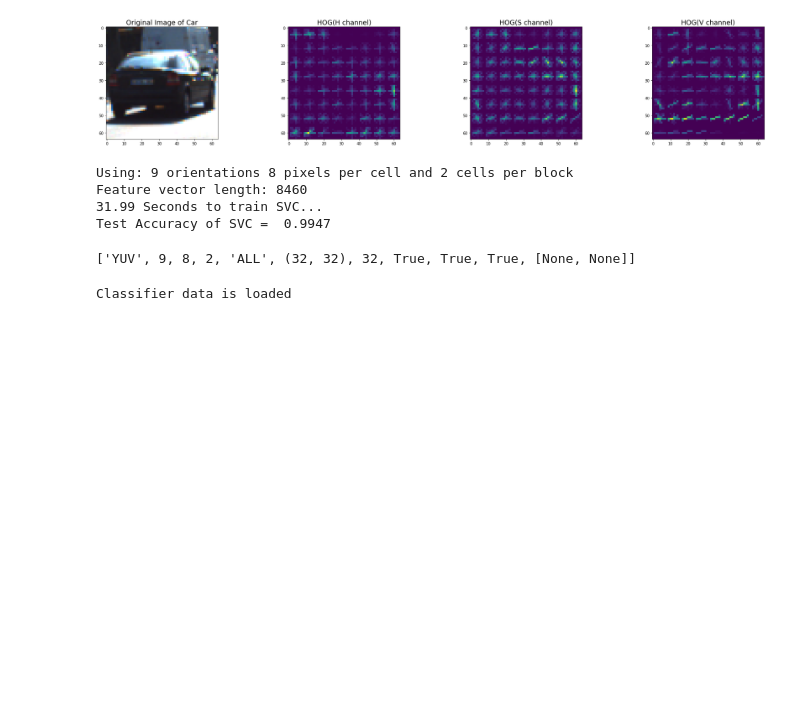
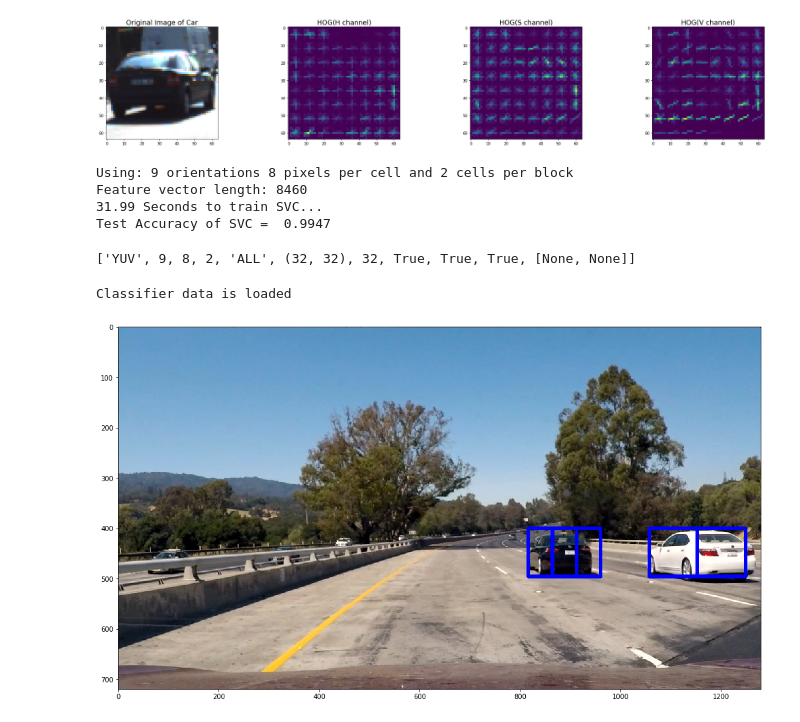
Before and after one commit to sharathsrini/Vehicle-Detection, a Jupyter notebook: Vehicle Detection.ipynb, the cells around one changed output. Saved outputs shown, nothing was run; the diff lists cells and outputs as text; code cells hidden in the pictures; blank space fills up the shorter version.

```diff
--- a/Vehicle Detection.ipynb
+++ b/Vehicle Detection.ipynb
@@ -483,3 +483,29 @@ X_scaler = dist_pickle["scaler"]
 print('Classifier data is loaded')
 # %% [output]
 Classifier data is loaded
+# %%
+image = cv2.imread('test_images/test1.jpg')
+image = cv2.cvtColor(image, cv2.COLOR_BGR2RGB)
+
+y_start_stop = [400, 650]
+windows = slide_window(image,
+                       x_start_stop=[None, None],
+                       y_start_stop=y_start_stop,
+                       xy_window=(96, 96),
+                       xy_overlap=(0.5, 0.5)
+                      )
+
+hot_windows = search_windows(image, windows, svc, X_scaler,color_space=color_space,
+                        spatial_size=spatial_size, hist_bins=hist_bins,
+                        orient=orient, pix_per_cell=pix_per_cell,
+                        cell_per_block=cell_per_block,
+                        hog_channel=hog_channel, spatial_feat=spatial_feat,
+                        hist_feat=hist_feat, hog_feat=hog_feat)
+
+window_img = draw_boxes(image, hot_windows, color=(0, 0, 255), thick=6)
+
+plt.figure(figsize=(20, 10))
+plt.imshow(window_img)
+plt.show()
+# %% [output]
+[figure, added]
```
